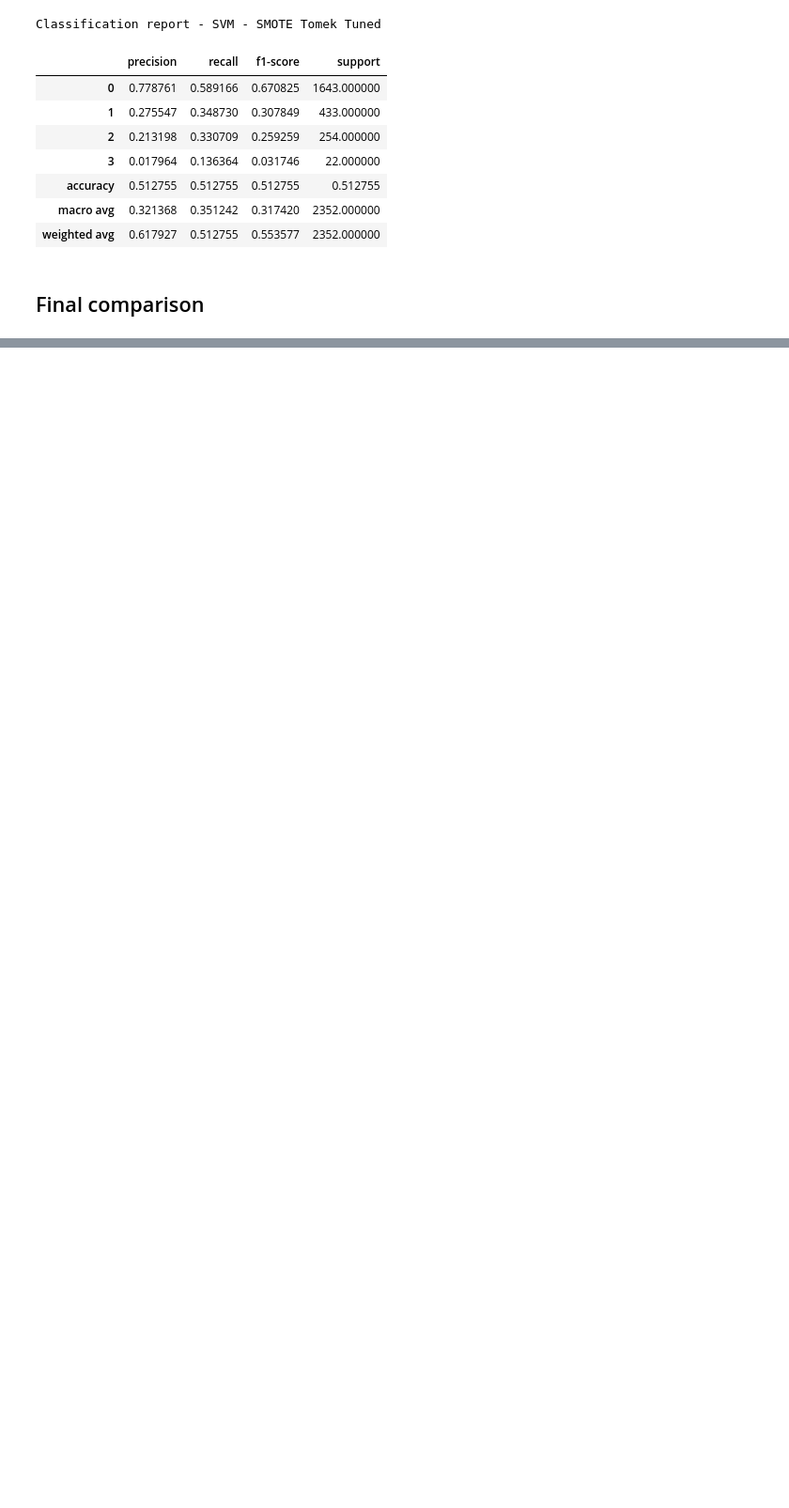
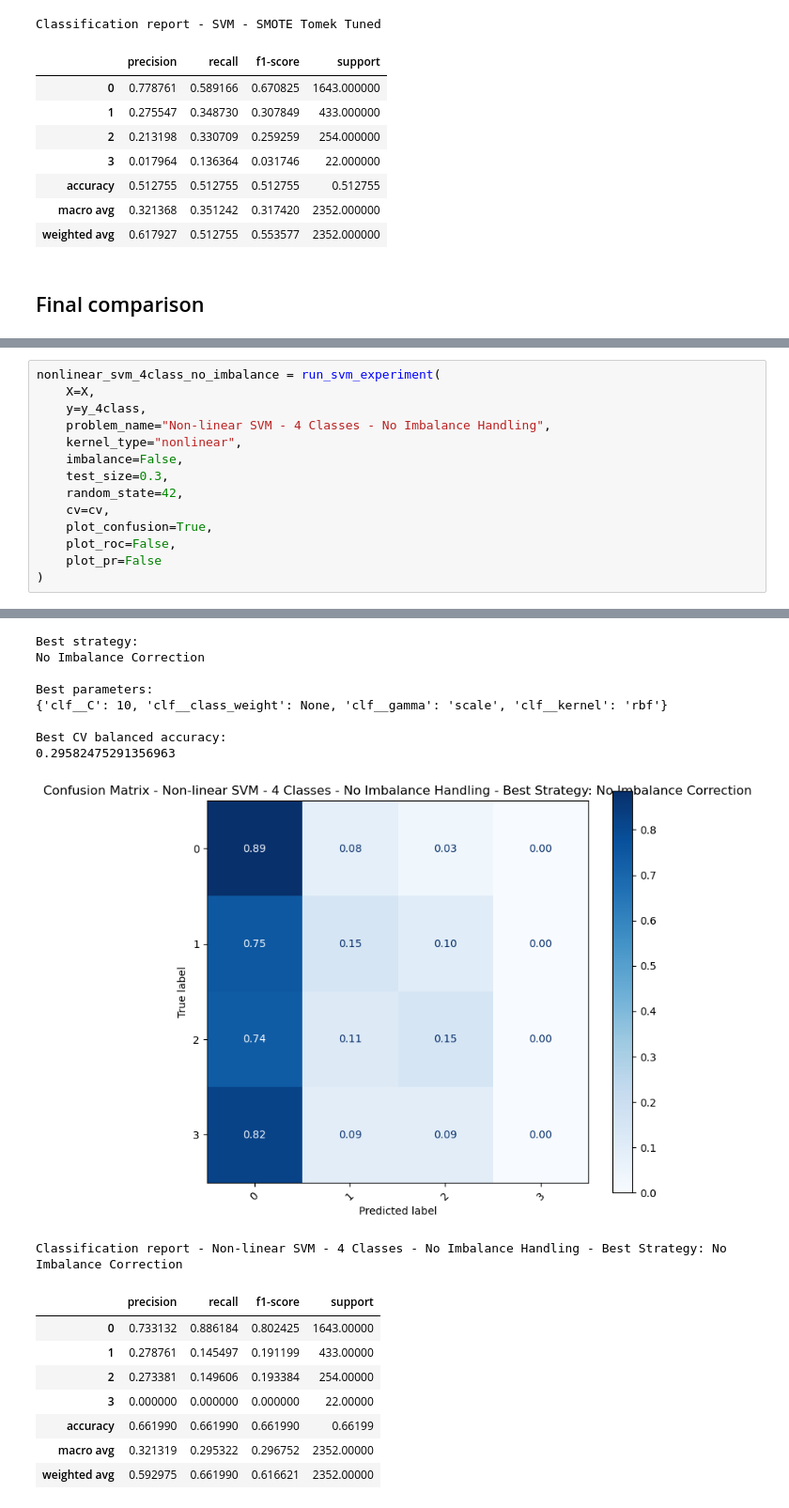
Before and after one commit to lorenzobuccolini03/Data-Mining---Advanced-Topics, a Jupyter notebook: Advanced Classification/SVM_lin_nonlin.ipynb, the cells around one changed output, grey strips where cells are left out. Shown at 94% size. Drawn from its saved outputs; the diff is of its cells as text; blank space fills up the shorter version.

```diff
--- a/Advanced Classification/SVM_lin_nonlin.ipynb
+++ b/Advanced Classification/SVM_lin_nonlin.ipynb
@@ -623,0 +981,15 @@ per_class_f1_svm
+# %%
+nonlinear_svm_4class_no_imbalance = run_svm_experiment(
+    X=X,
+    y=y_4class,
+    problem_name="Non-linear SVM - 4 Classes - No Imbalance Handling",
+    kernel_type="nonlinear",
+    imbalance=False,
+    test_size=0.3,
+    random_state=42,
+    cv=cv,
+    plot_confusion=True,
+    plot_roc=False,
+    plot_pr=False
+)
+# %% [output]
@@ -623,0 +1015,18 @@ per_class_f1_svm
+Best strategy:
+No Imbalance Correction
+
+Best parameters:
+{'clf__C': 10, 'clf__class_weight': None, 'clf__gamma': 'scale', 'clf__kernel': 'rbf'}
+
+Best CV balanced accuracy:
+0.29582475291356963
+[figure, added]
+Classification report - Non-linear SVM - 4 Classes - No Imbalance Handling - Best Strategy: No Imbalance Correction
+|  | precision | recall | f1-score | support |
+| 0 | 0.733132 | 0.886184 | 0.802425 | 1643.00000 |
+| 1 | 0.278761 | 0.145497 | 0.191199 | 433.00000 |
+| 2 | 0.273381 | 0.149606 | 0.193384 | 254.00000 |
+| 3 | 0.000000 | 0.000000 | 0.000000 | 22.00000 |
+| accuracy | 0.661990 | 0.661990 | 0.661990 | 0.66199 |
+| macro avg | 0.321319 | 0.295322 | 0.296752 | 2352.00000 |
+| weighted avg | 0.592975 | 0.661990 | 0.616621 | 2352.00000 |
```
Also changed, not shown: parts of 18 cells of this notebook.
